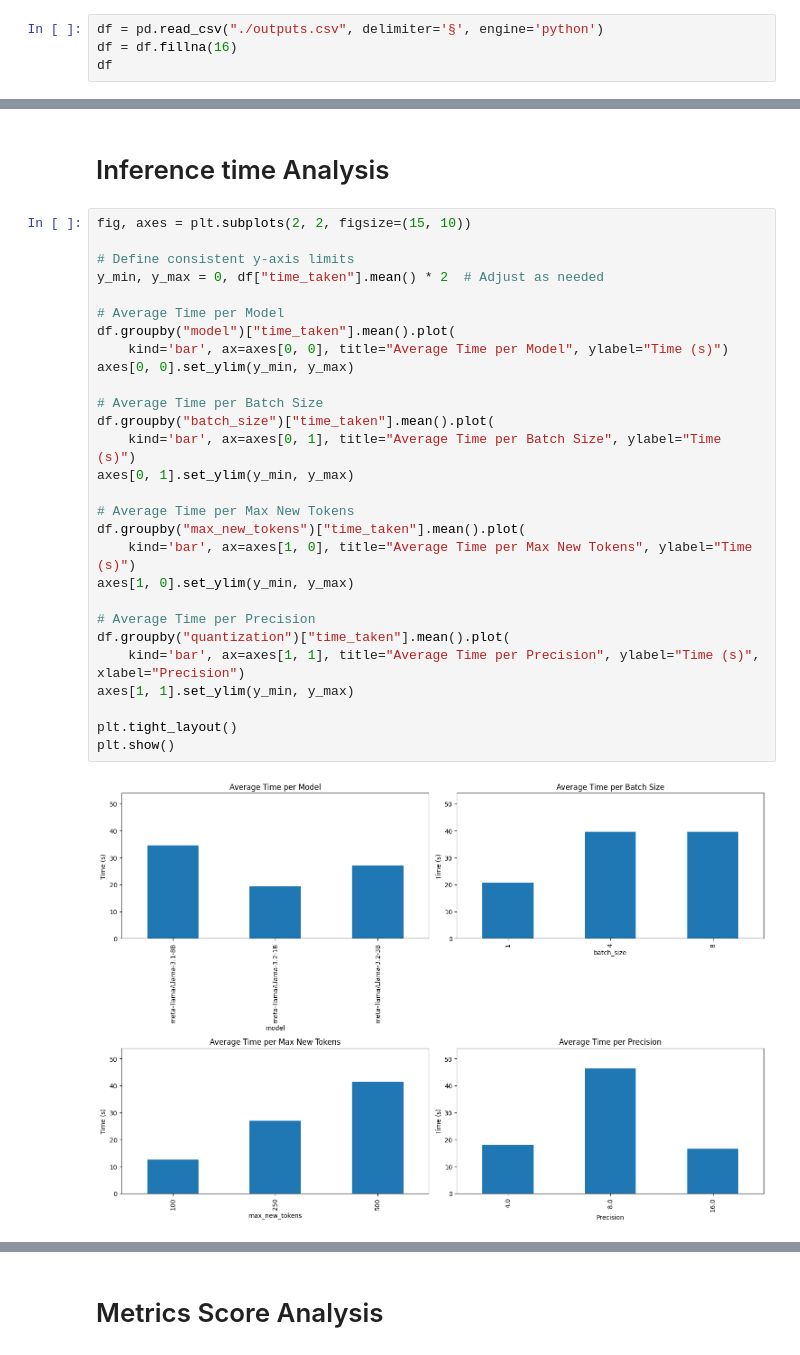
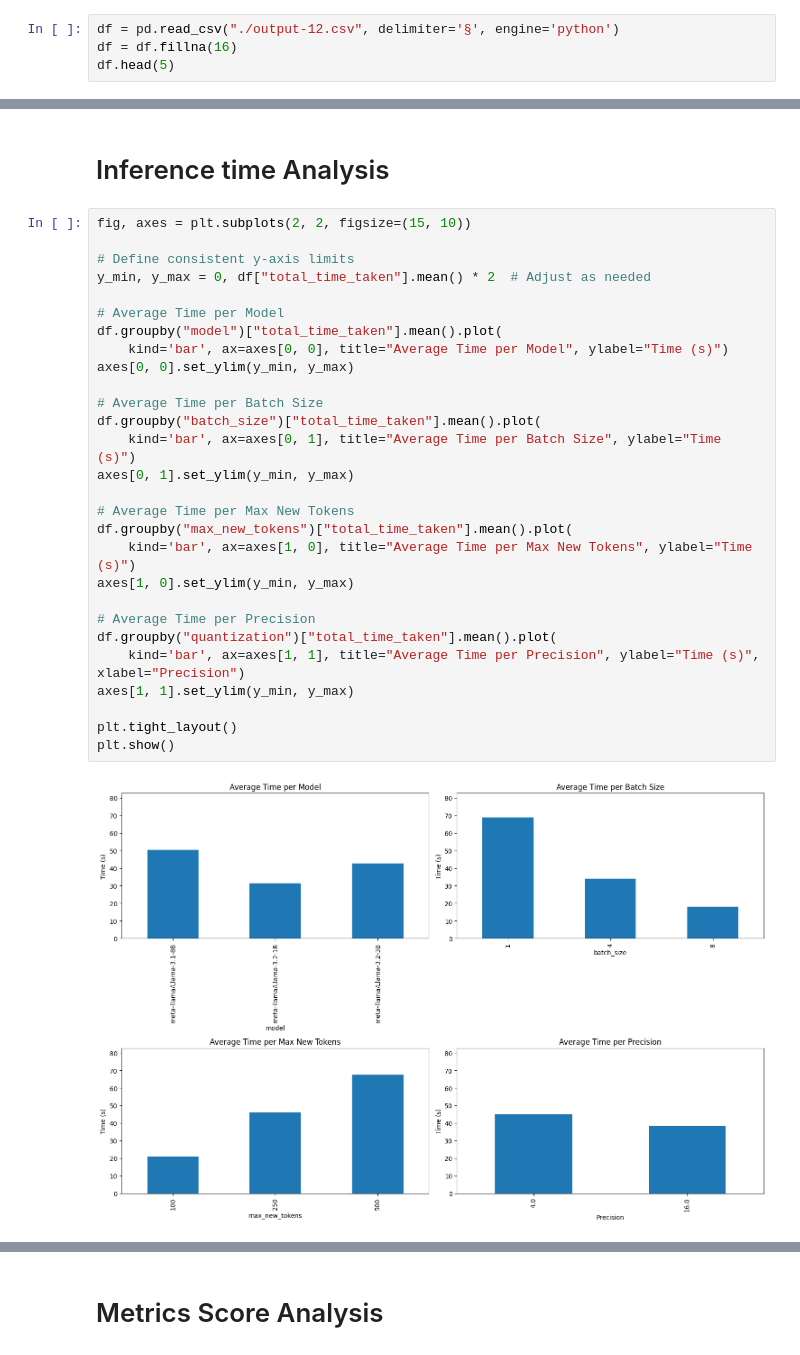
Before and after one commit to darmangerd/llama3-scheduling, a Jupyter notebook: ANOVA.ipynb, the cells around one changed output, grey strips where cells are left out. Drawn from its saved outputs; the diff is of its cells as text.

Commit message:
adapted ANOVA to new outputs

```diff
--- a/ANOVA.ipynb
+++ b/ANOVA.ipynb
@@ -111,7 +113,7 @@ from scipy.stats import levene
 
 These scores collectively evaluate how well the rewritten text adheres to the original, balancing precision (conciseness) and recall (completeness) to ensure the meaning is preserved without unnecessary additions.
 # %%
-df = pd.read_csv("./outputs.csv", delimiter='§', engine='python')
+df = pd.read_csv("./output-12.csv", delimiter='§', engine='python')
 df = df.fillna(16)
-df
+df.head(5)
 # %% [output]
@@ -450,33 +434,33 @@ Total number of unique configurations: 81
 # %%
 fig, axes = plt.subplots(2, 2, figsize=(15, 10))
 
 # Define consistent y-axis limits
-y_min, y_max = 0, df["time_taken"].mean() * 2  # Adjust as needed
+y_min, y_max = 0, df["total_time_taken"].mean() * 2  # Adjust as needed
 
 # Average Time per Model
-df.groupby("model")["time_taken"].mean().plot(
+df.groupby("model")["total_time_taken"].mean().plot(
     kind='bar', ax=axes[0, 0], title="Average Time per Model", ylabel="Time (s)")
 axes[0, 0].set_ylim(y_min, y_max)
 
 # Average Time per Batch Size
-df.groupby("batch_size")["time_taken"].mean().plot(
+df.groupby("batch_size")["total_time_taken"].mean().plot(
     kind='bar', ax=axes[0, 1], title="Average Time per Batch Size", ylabel="Time (s)")
 axes[0, 1].set_ylim(y_min, y_max)
 
 # Average Time per Max New Tokens
-df.groupby("max_new_tokens")["time_taken"].mean().plot(
+df.groupby("max_new_tokens")["total_time_taken"].mean().plot(
     kind='bar', ax=axes[1, 0], title="Average Time per Max New Tokens", ylabel="Time (s)")
 axes[1, 0].set_ylim(y_min, y_max)
 
 # Average Time per Precision
-df.groupby("quantization")["time_taken"].mean().plot(
+df.groupby("quantization")["total_time_taken"].mean().plot(
     kind='bar', ax=axes[1, 1], title="Average Time per Precision", ylabel="Time (s)", xlabel="Precision")
 axes[1, 1].set_ylim(y_min, y_max)
 
 plt.tight_layout()
 plt.show()
 # %% [output]
-[figure, old version]
+[figure, new version]
 # %%
 fig, axes = plt.subplots(3, 1, figsize=(12, 18))
 
```
Also changed, not shown: parts of 25 cells of this notebook, 1 other file.
